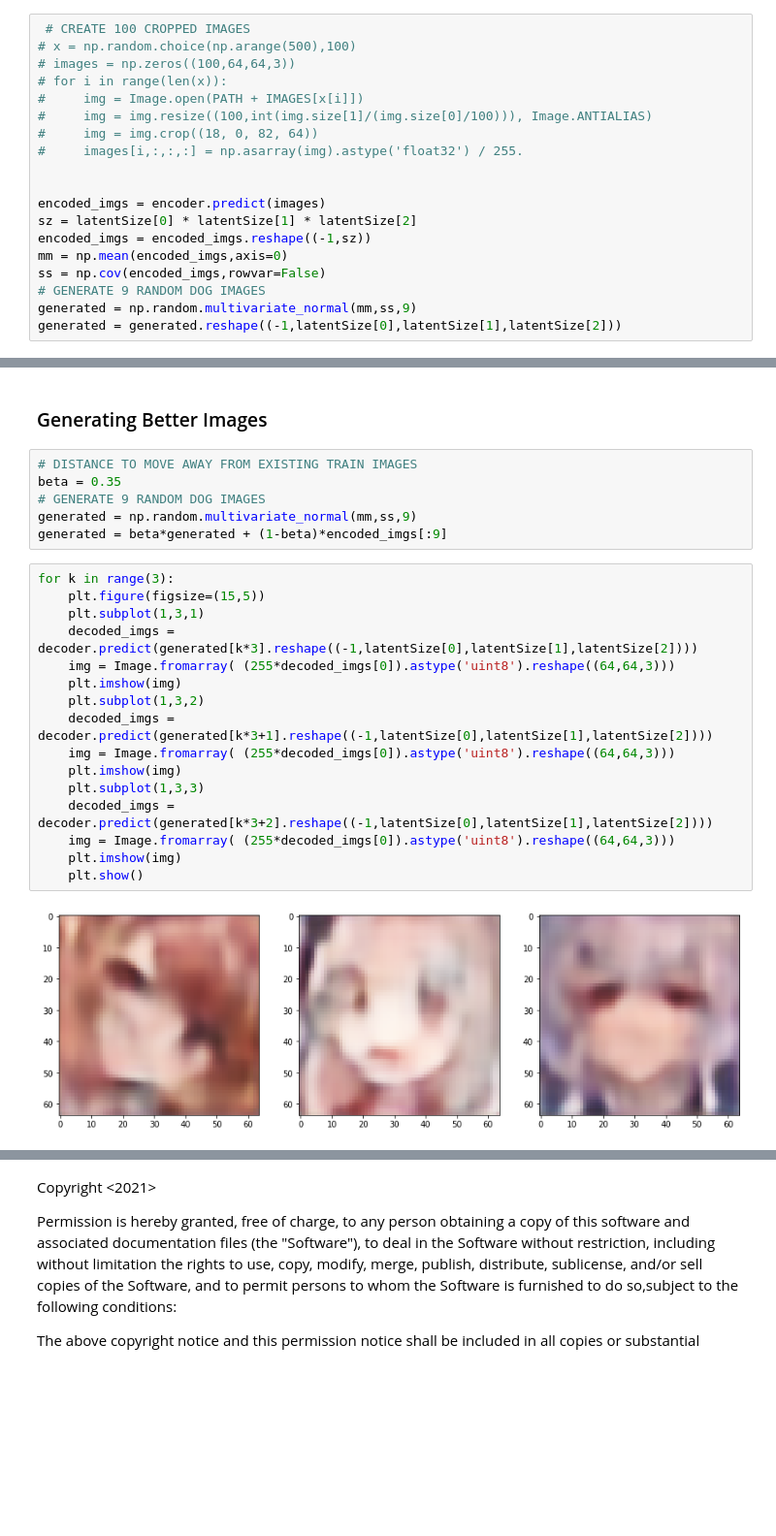
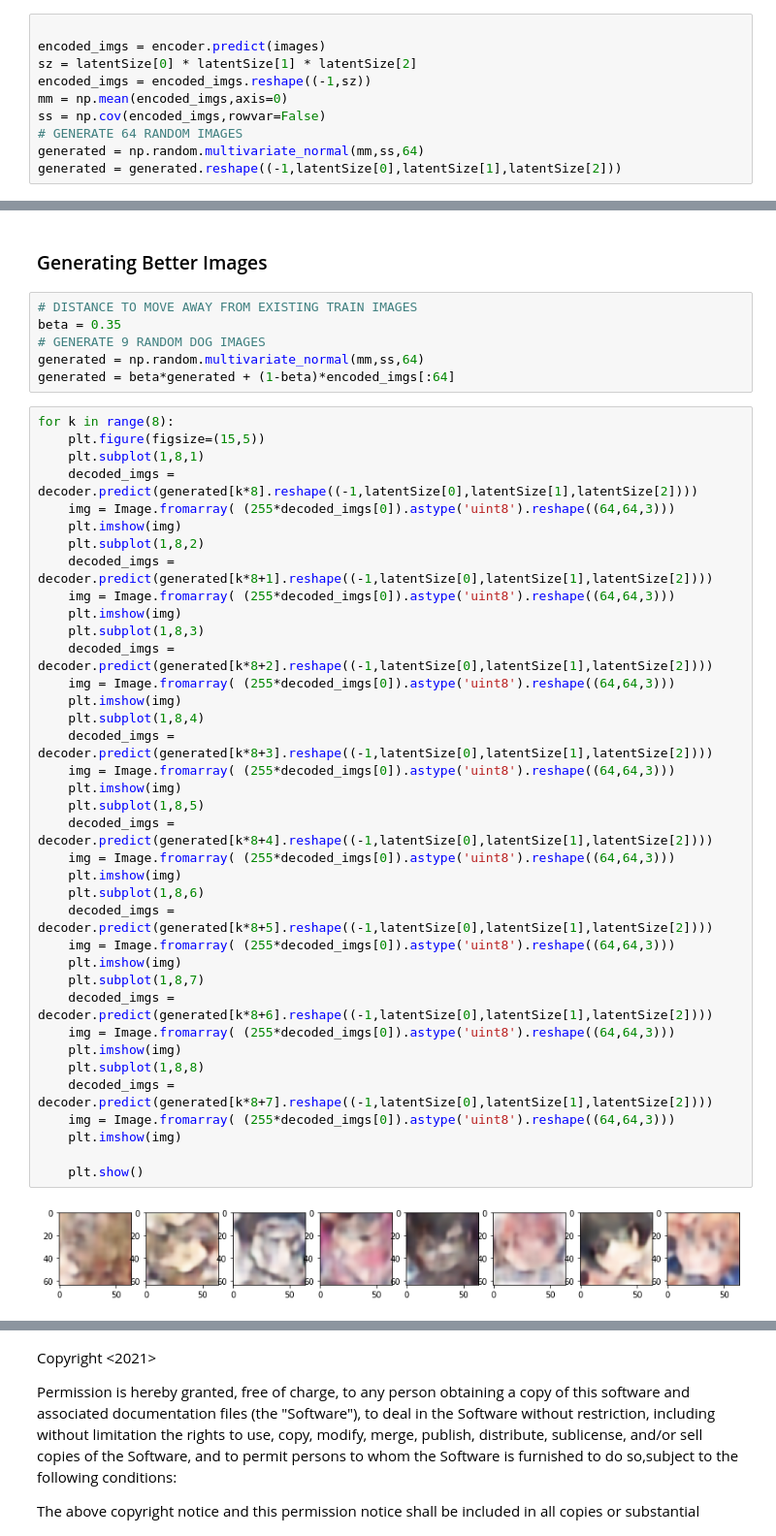
Before and after one commit to Mengzhe-Madeline-Zhang/CSYE7370, a Jupyter notebook: Zhang_Mengzhe_Assignment_4/Autoencoder.ipynb, the cells around one changed output, grey strips where cells are left out. Shown at 97% size. Drawn from its saved outputs; the diff is of its cells as text; blank space fills up the shorter version.

```diff
--- a/Zhang_Mengzhe_Assignment_4/Autoencoder.ipynb
+++ b/Zhang_Mengzhe_Assignment_4/Autoencoder.ipynb
@@ -167,20 +167,11 @@ plt.show()
 # %%
- # CREATE 100 CROPPED IMAGES
-# x = np.random.choice(np.arange(500),100)
-# images = np.zeros((100,64,64,3))
-# for i in range(len(x)):
-#     img = Image.open(PATH + IMAGES[x[i]])
-#     img = img.resize((100,int(img.size[1]/(img.size[0]/100))), Image.ANTIALIAS)
-#     img = img.crop((18, 0, 82, 64))
-#     images[i,:,:,:] = np.asarray(img).astype('float32') / 255.
-
 
 encoded_imgs = encoder.predict(images)
 sz = latentSize[0] * latentSize[1] * latentSize[2]
 encoded_imgs = encoded_imgs.reshape((-1,sz))
 mm = np.mean(encoded_imgs,axis=0)
 ss = np.cov(encoded_imgs,rowvar=False)
-# GENERATE 9 RANDOM DOG IMAGES
-generated = np.random.multivariate_normal(mm,ss,9)
+# GENERATE 64 RANDOM IMAGES
+generated = np.random.multivariate_normal(mm,ss,64)
 generated = generated.reshape((-1,latentSize[0],latentSize[1],latentSize[2]))
 # %%
@@ -210,23 +226,44 @@ for k in range(3):
 # DISTANCE TO MOVE AWAY FROM EXISTING TRAIN IMAGES
 beta = 0.35
 # GENERATE 9 RANDOM DOG IMAGES
-generated = np.random.multivariate_normal(mm,ss,9)
-generated = beta*generated + (1-beta)*encoded_imgs[:9]
+generated = np.random.multivariate_normal(mm,ss,64)
+generated = beta*generated + (1-beta)*encoded_imgs[:64]
 # %%
-for k in range(3):
+for k in range(8):
     plt.figure(figsize=(15,5))
-    plt.subplot(1,3,1)
-    decoded_imgs = decoder.predict(generated[k*3].reshape((-1,latentSize[0],latentSize[1],latentSize[2])))
+    plt.subplot(1,8,1)
+    decoded_imgs = decoder.predict(generated[k*8].reshape((-1,latentSize[0],latentSize[1],latentSize[2])))
     img = Image.fromarray( (255*decoded_imgs[0]).astype('uint8').reshape((64,64,3)))
     plt.imshow(img)
-    plt.subplot(1,3,2)
-    decoded_imgs = decoder.predict(generated[k*3+1].reshape((-1,latentSize[0],latentSize[1],latentSize[2])))
+    plt.subplot(1,8,2)
+    decoded_imgs = decoder.predict(generated[k*8+1].reshape((-1,latentSize[0],latentSize[1],latentSize[2])))
     img = Image.fromarray( (255*decoded_imgs[0]).astype('uint8').reshape((64,64,3)))
     plt.imshow(img)
-    plt.subplot(1,3,3)
-    decoded_imgs = decoder.predict(generated[k*3+2].reshape((-1,latentSize[0],latentSize[1],latentSize[2])))
+    plt.subplot(1,8,3)
+    decoded_imgs = decoder.predict(generated[k*8+2].reshape((-1,latentSize[0],latentSize[1],latentSize[2])))
     img = Image.fromarray( (255*decoded_imgs[0]).astype('uint8').reshape((64,64,3)))
     plt.imshow(img)
+    plt.subplot(1,8,4)
+    decoded_imgs = decoder.predict(generated[k*8+3].reshape((-1,latentSize[0],latentSize[1],latentSize[2])))
+    img = Image.fromarray( (255*decoded_imgs[0]).astype('uint8').reshape((64,64,3)))
+    plt.imshow(img)
+    plt.subplot(1,8,5)
+    decoded_imgs = decoder.predict(generated[k*8+4].reshape((-1,latentSize[0],latentSize[1],latentSize[2])))
+    img = Image.fromarray( (255*decoded_imgs[0]).astype('uint8').reshape((64,64,3)))
+    plt.imshow(img)
+    plt.subplot(1,8,6)
+    decoded_imgs = decoder.predict(generated[k*8+5].reshape((-1,latentSize[0],latentSize[1],latentSize[2])))
+    img = Image.fromarray( (255*decoded_imgs[0]).astype('uint8').reshape((64,64,3)))
+    plt.imshow(img)
+    plt.subplot(1,8,7)
+    decoded_imgs = decoder.predict(generated[k*8+6].reshape((-1,latentSize[0],latentSize[1],latentSize[2])))
+    img = Image.fromarray( (255*decoded_imgs[0]).astype('uint8').reshape((64,64,3)))
+    plt.imshow(img)
+    plt.subplot(1,8,8)
+    decoded_imgs = decoder.predict(generated[k*8+7].reshape((-1,latentSize[0],latentSize[1],latentSize[2])))
+    img = Image.fromarray( (255*decoded_imgs[0]).astype('uint8').reshape((64,64,3)))
+    plt.imshow(img)
+
     plt.show()
 # %% [output]
-[figure, old version]
+[figure, new version]
```
Also changed, not shown: parts of 6 cells of this notebook.
